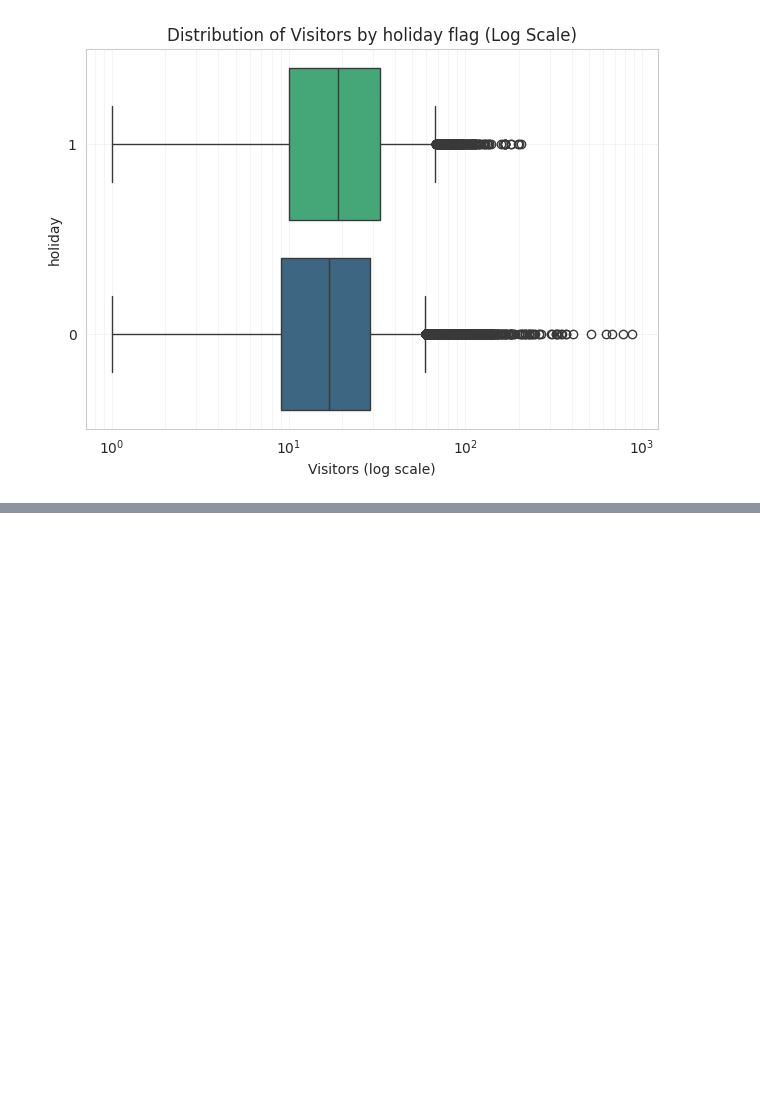
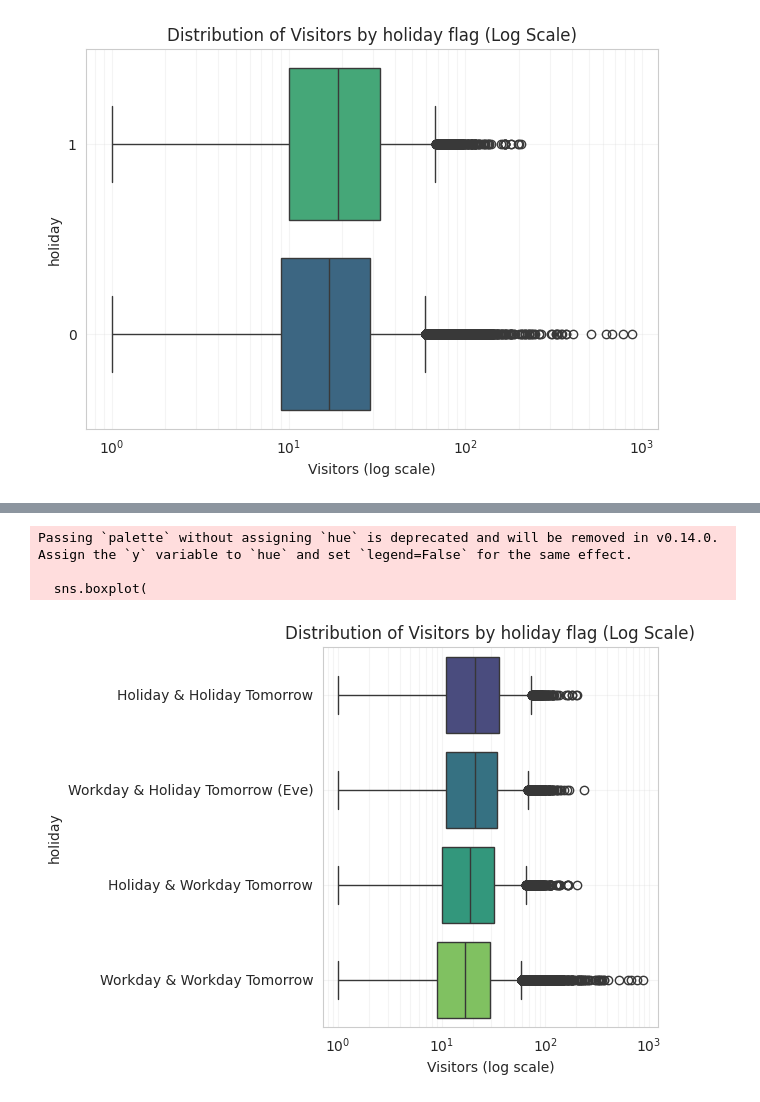
Before and after one commit to alxdrzd/restaurant-visitor-eda, a Jupyter notebook: notebooks/01_eda.ipynb, the cells around one changed output, grey strips where cells are left out. Saved outputs shown, nothing was run; the diff lists cells and outputs as text; code cells hidden in the pictures; blank space fills up the shorter version.

```diff
--- a/notebooks/01_eda.ipynb
+++ b/notebooks/01_eda.ipynb
@@ -269,0 +298,37 @@ plot_visitors_boxplot_air_by_holiday_and_day(df_joined_for_day_of_week_holidays)
+# %%
+import numpy as np
+
+df_date_info = df_date_info.sort_values('calendar_date')
+df_date_info['next_is_holiday'] = df_date_info['holiday_flg'].shift(-1).fillna(0).astype(int)
+
+conditions = [
+    (df_date_info['holiday_flg'] == 1) & (df_date_info['next_is_holiday'] == 1),
+    (df_date_info['holiday_flg'] == 1) & (df_date_info['next_is_holiday'] == 0),
+    (df_date_info['holiday_flg'] == 0) & (df_date_info['next_is_holiday'] == 1),
+    (df_date_info['holiday_flg'] == 0) & (df_date_info['next_is_holiday'] == 0)
+]
+
+choices = [
+    'Holiday & Holiday Tomorrow',
+    'Holiday & Workday Tomorrow',
+    'Workday & Holiday Tomorrow (Eve)',
+    'Workday & Workday Tomorrow'
+]
+
+df_date_info['day_pattern'] = np.select(conditions, choices, default='Unknown')
+
+df_final = pd.merge(
+    df_air_visit_data,
+    df_date_info[['calendar_date', 'day_pattern', 'holiday_flg', 'day_of_week']],
+    left_on='visit_date',
+    right_on='calendar_date'
+)
+# %%
+from restaurant_visitor_eda.plots import plot_visitors_boxplot_air_by_holiday_and_day_and_eve
+
+plot_visitors_boxplot_air_by_holiday_and_day_and_eve(df_final)
+# %% [output]
+Passing `palette` without assigning `hue` is deprecated and will be removed in v0.14.0. Assign the `y` variable to `hue` and set `legend=False` for the same effect.
+
+  sns.boxplot(
+[figure, added]
```
Also changed, not shown: parts of 7 cells of this notebook, 2 other files.
